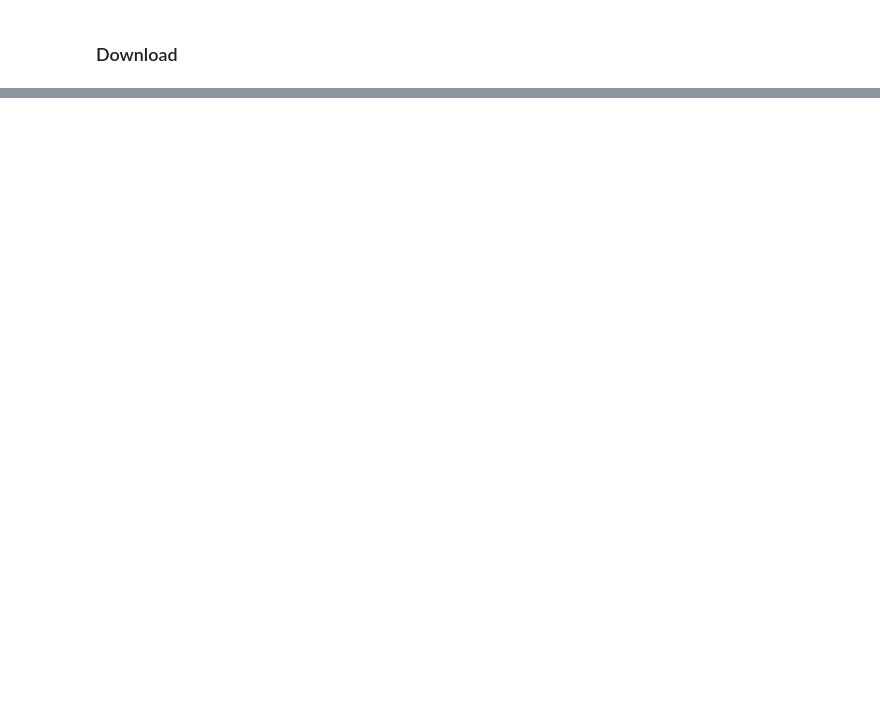
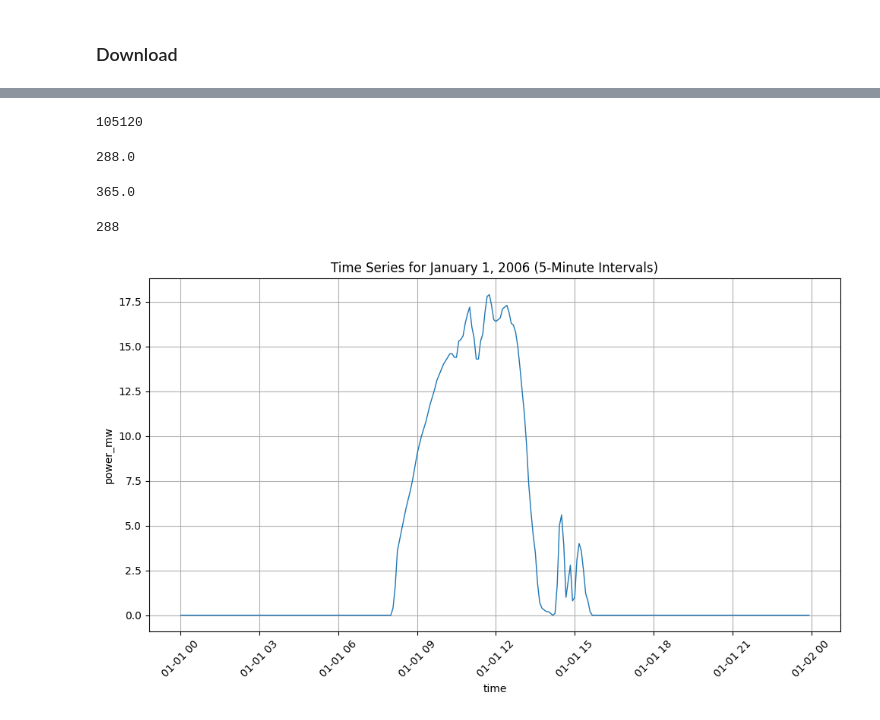
Before and after one commit to alecchendev/solar, a Jupyter notebook: solar_modeling.ipynb, the cells around one changed output, grey strips where cells are left out. Cells and saved outputs as stored; diff of their text form; code cells hidden in the pictures; blank space fills up the shorter version.

```diff
--- a/solar_modeling.ipynb
+++ b/solar_modeling.ipynb
@@ -274,0 +413,8 @@ Name: Power(MW), dtype: float64
+# %%
+# Just take the first median capacity plan
+row = median_cap_df.iloc[0]
+print(row[FILENAME_COL])
+df = pd.read_csv(f"{DATA_DIR}/{row[STATE_COL]}/{row[FILENAME_COL]}")
+df = df.rename(columns={"LocalTime": "local_time", "Power(MW)": "power_mw"})
+df["local_time"] = pd.to_datetime(df["local_time"], format="%m/%d/%y %H:%M")
+df.head()
@@ -274,0 +429,33 @@ Name: Power(MW), dtype: float64
+# %%
+len(df)
+# %% [output]
+105120
+# %%
+# 1 day = X 5min intervals = X rows
+24 * 60 / 5
+# %% [output]
+288.0
+# %%
+len(df) / 288
+# %% [output]
+365.0
+# %%
+day_df = df.loc[df["local_time"].dt.date == datetime.date(2006, 1, 1)]
+len(day_df)
+# %% [output]
+288
+# %%
+import matplotlib.pyplot as plt
+
+# Create a line plot
+plt.figure(figsize=(10, 6))
+plt.plot(day_df['local_time'], day_df['power_mw'], linestyle='-', linewidth=1)
+plt.title('Time Series for January 1, 2006 (5-Minute Intervals)')
+plt.xlabel('time')
+plt.ylabel('power_mw')
+plt.grid(True)
+plt.xticks(rotation=45)
+plt.tight_layout()
+plt.show()
+# %% [output]
+[figure, added]
```
Also changed, not shown: parts of 52 cells of this notebook.
